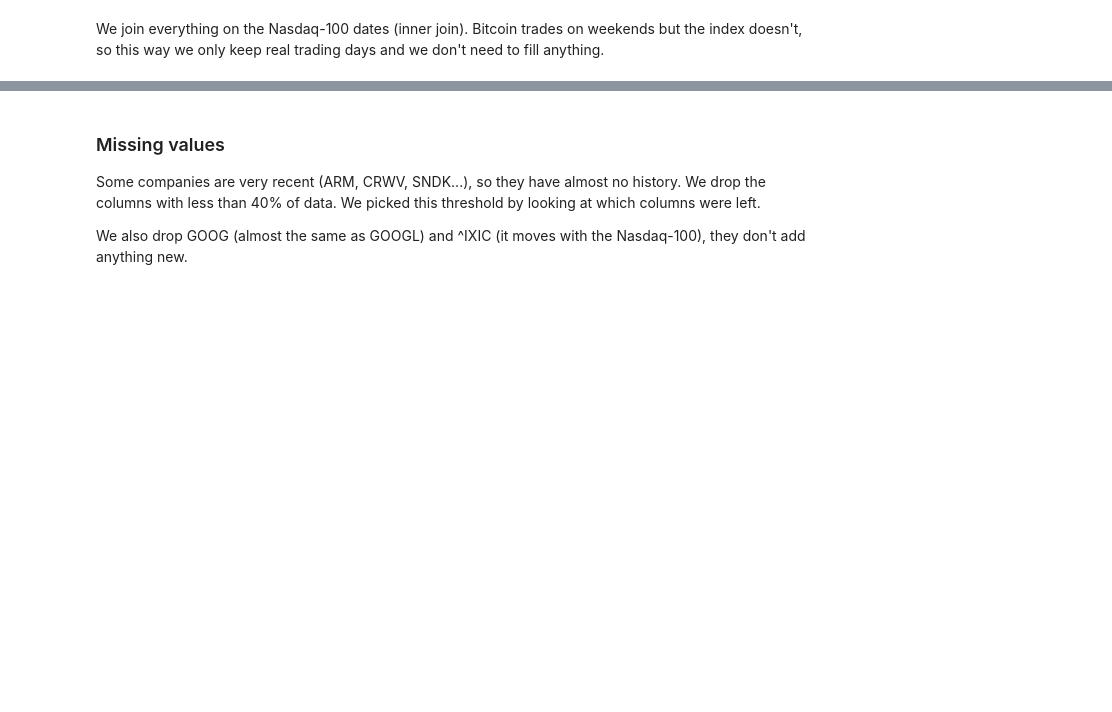
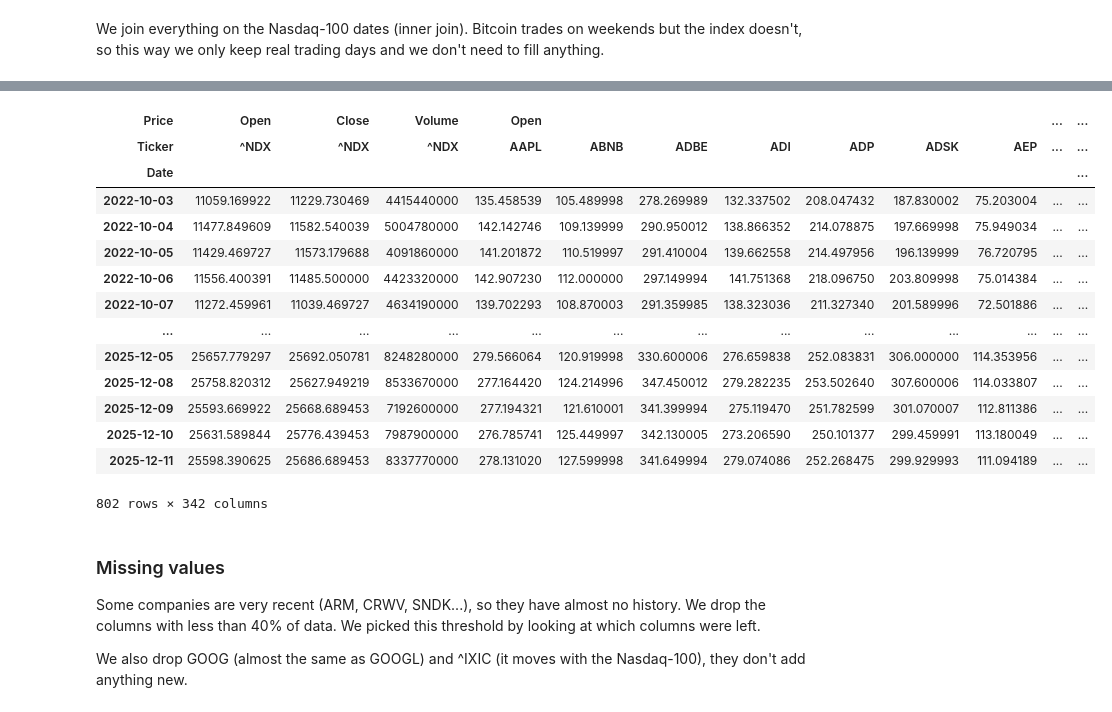
Before and after one commit to SamuAP19/NASDAQ_Prediction-Project, a Jupyter notebook: Project_NY.ipynb, the cells around one changed output, grey strips where cells are left out. Cells and saved outputs as stored; diff of their text form; code cells hidden in the pictures; blank space fills up the shorter version.

```diff
--- a/Project_NY.ipynb
+++ b/Project_NY.ipynb
@@ -85,3 +183,21 @@ raw.loc[:, (slice(None), 'BTC-USD')]
+# %%
+raw
+# %% [output]
+| Price | Open | Close | Volume | Open |  |  |  |  |  |  | ... | ... |
+| Ticker | ^NDX | ^NDX | ^NDX | AAPL | ABNB | ADBE | ADI | ADP | ADSK | AEP | ... | ... |
+| Date |  |  |  |  |  |  |  |  |  |  |  | ... |
+| 2022-10-03 | 11059.169922 | 11229.730469 | 4415440000 | 135.458539 | 105.489998 | 278.269989 | 132.337502 | 208.047432 | 187.830002 | 75.203004 | ... | ... |
+| 2022-10-04 | 11477.849609 | 11582.540039 | 5004780000 | 142.142746 | 109.139999 | 290.950012 | 138.866352 | 214.078875 | 197.669998 | 75.949034 | ... | ... |
+| 2022-10-05 | 11429.469727 | 11573.179688 | 4091860000 | 141.201872 | 110.519997 | 291.410004 | 139.662558 | 214.497956 | 196.139999 | 76.720795 | ... | ... |
+| 2022-10-06 | 11556.400391 | 11485.500000 | 4423320000 | 142.907230 | 112.000000 | 297.149994 | 141.751368 | 218.096750 | 203.809998 | 75.014384 | ... | ... |
+| 2022-10-07 | 11272.459961 | 11039.469727 | 4634190000 | 139.702293 | 108.870003 | 291.359985 | 138.323036 | 211.327340 | 201.589996 | 72.501886 | ... | ... |
+| ... | ... | ... | ... | ... | ... | ... | ... | ... | ... | ... | ... | ... |
+| 2025-12-05 | 25657.779297 | 25692.050781 | 8248280000 | 279.566064 | 120.919998 | 330.600006 | 276.659838 | 252.083831 | 306.000000 | 114.353956 | ... | ... |
+| 2025-12-08 | 25758.820312 | 25627.949219 | 8533670000 | 277.164420 | 124.214996 | 347.450012 | 279.282235 | 253.502640 | 307.600006 | 114.033807 | ... | ... |
+| 2025-12-09 | 25593.669922 | 25668.689453 | 7192600000 | 277.194321 | 121.610001 | 341.399994 | 275.119470 | 251.782599 | 301.070007 | 112.811386 | ... | ... |
+| 2025-12-10 | 25631.589844 | 25776.439453 | 7987900000 | 276.785741 | 125.449997 | 342.130005 | 273.206590 | 250.101377 | 299.459991 | 113.180049 | ... | ... |
+| 2025-12-11 | 25598.390625 | 25686.689453 | 8337770000 | 278.131020 | 127.599998 | 341.649994 | 279.074086 | 252.268475 | 299.929993 | 111.094189 | ... | ... |
+802 rows × 342 columns
 # %% [markdown]
 ### Missing values
 
```
Also changed, not shown: parts of 59 cells of this notebook.
